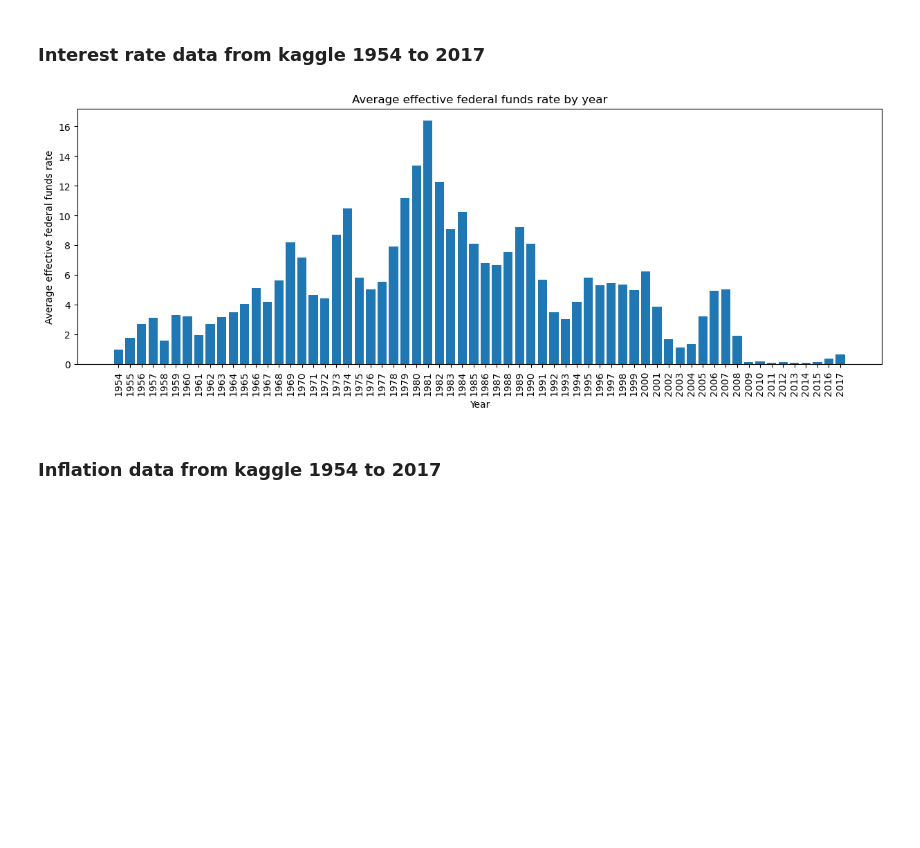
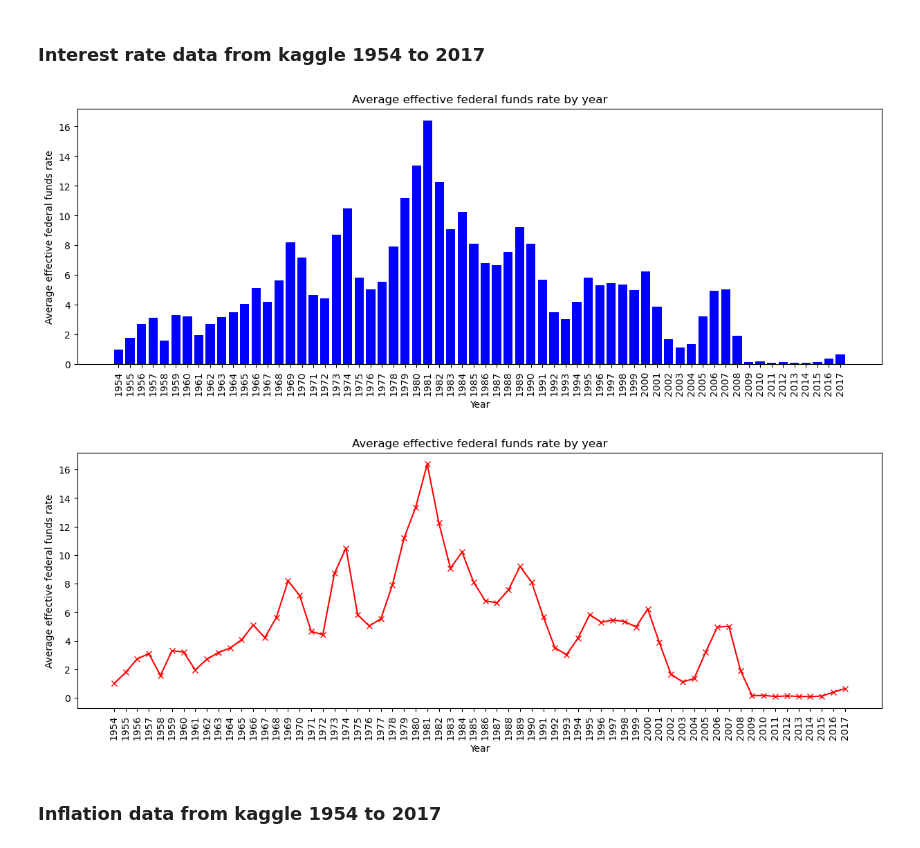
Before and after one commit to DaVictual/DataAnalyticsProject-Remote, a Jupyter notebook: main.ipynb, the cells around one changed output. Drawn from its saved outputs; the diff is of its cells as text; code cells hidden in the pictures; blank space fills up the shorter version.

Commit message:
added visualizations for code cells

```diff
--- a/main.ipynb
+++ b/main.ipynb
@@ -27,20 +27,30 @@ import dataCleaning.gdp_growth_data_usa_official_cleaning
 # %%
 interest_rate_dictionary_average = dataCleaning.interest_rate_data_usa_cleaning.get_cleaned_interest_rate_data()
 
 names = list(interest_rate_dictionary_average.keys())
 values = list(interest_rate_dictionary_average.values())
 
 fig, ax = plt.subplots()
 
-plt.title("Average effective federal funds rate by year")
-plt.ylabel("Average effective federal funds rate")
-plt.xlabel("Year")
-ax.bar(names, values)
+ax.set_title("Average effective federal funds rate by year")
+ax.set_ylabel("Average effective federal funds rate")
+ax.set_xlabel("Year")
+ax.bar(names, values, color="blue")
 ax.tick_params(axis="x", labelrotation = 90)
 fig.set_figwidth(15)
 plt.show()
+
+fig, ax = plt.subplots()
+ax.set_title("Average effective federal funds rate by year")
+ax.set_ylabel("Average effective federal funds rate")
+ax.set_xlabel("Year")
+ax.plot(names, values, marker="x", color="red")
+ax.tick_params(axis="x", labelrotation = 90)
+fig.set_figwidth(15)
+plt.show()
 # %% [output]
-[figure, old version]
+[figure, new version]
+[figure, added]
 # %% [markdown]
 ### Inflation data from kaggle 1954 to 2017
 # %%
```
Also changed, not shown: parts of 9 cells of this notebook.
